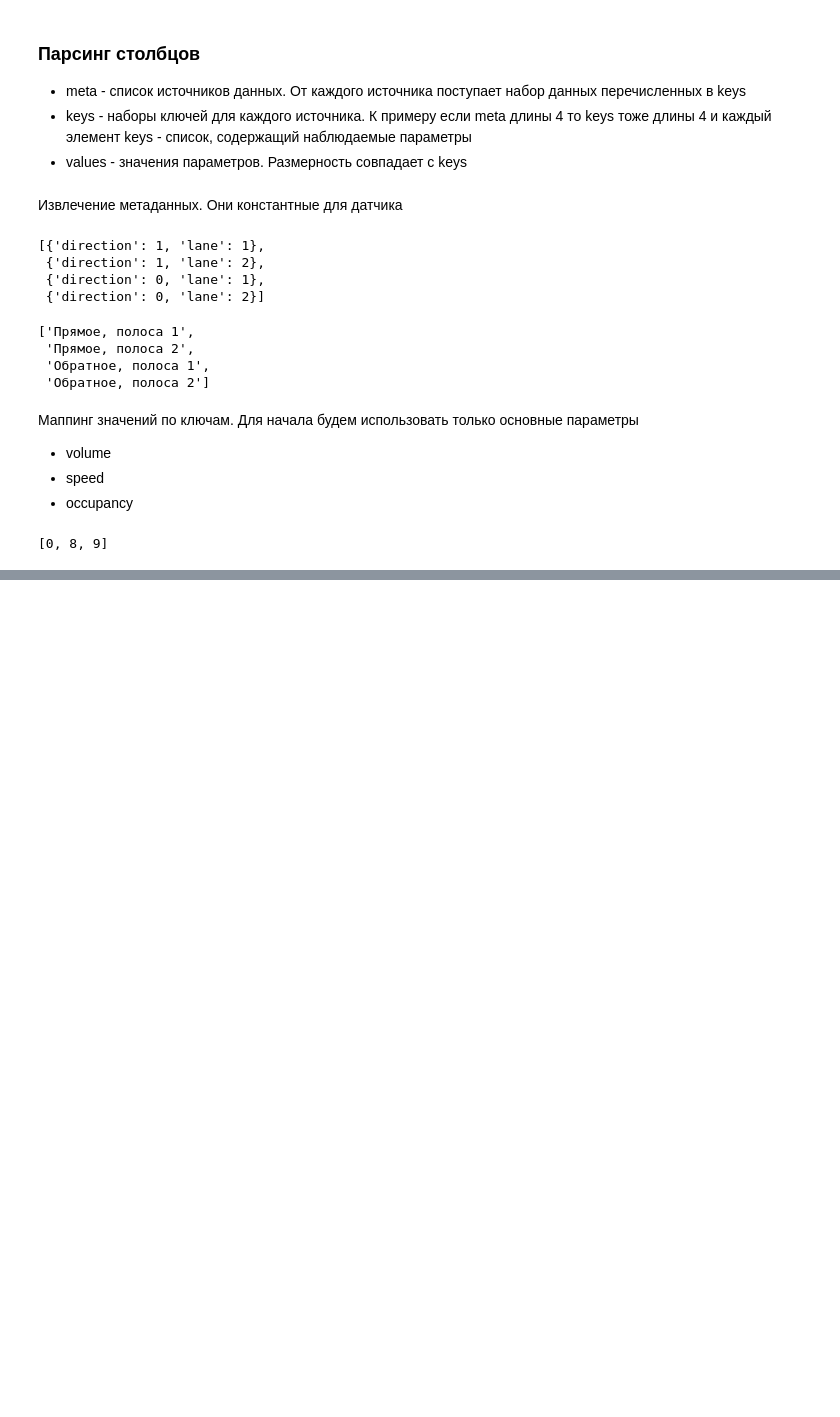
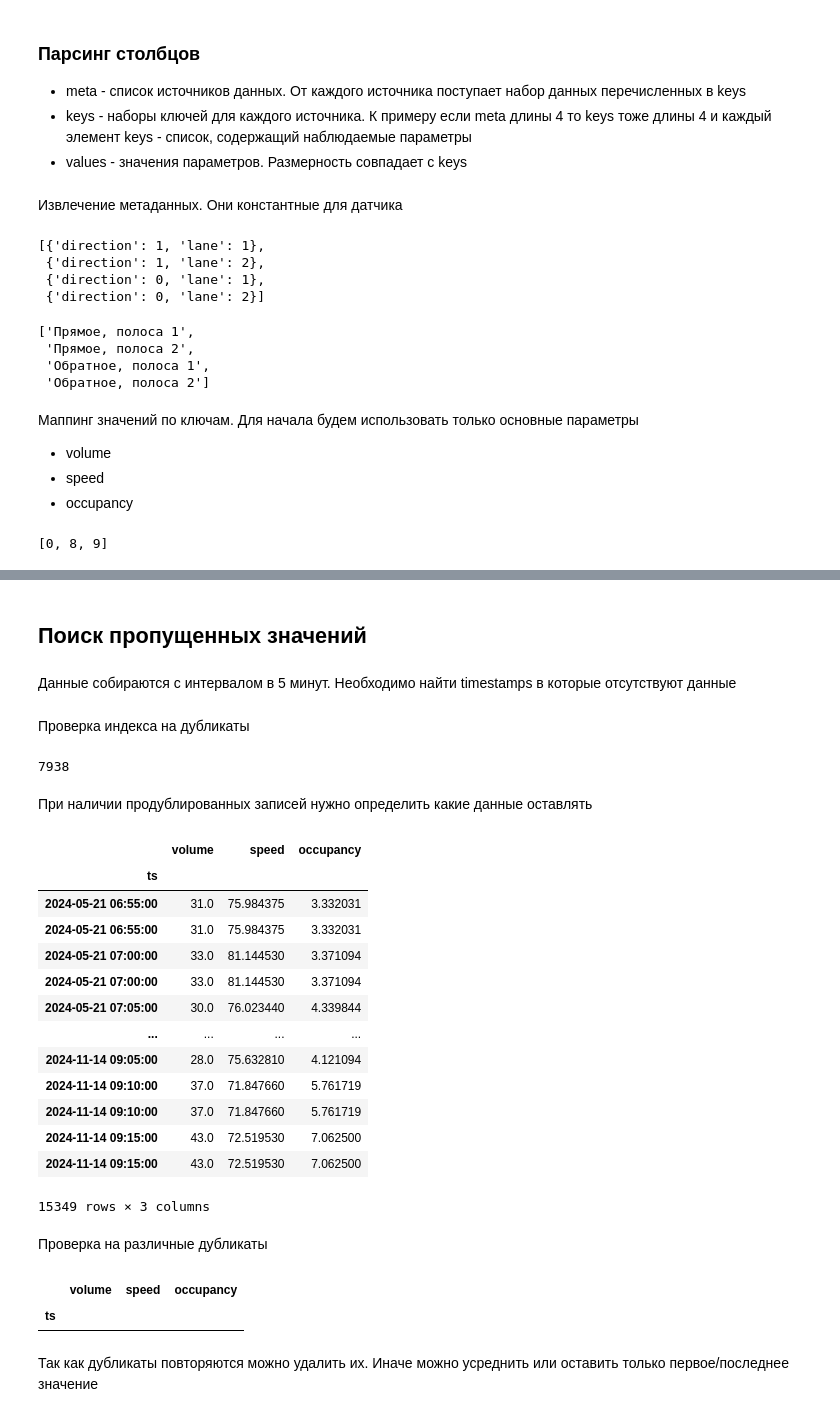
Before and after one commit to BlackKingWhitePawn/transportation, a Jupyter notebook: puid_processing.ipynb, the cells around one changed output, grey strips where cells are left out. Drawn from its saved outputs; the diff is of its cells as text; code cells hidden in the pictures; blank space fills up the shorter version.

```diff
--- a/puid_processing.ipynb
+++ b/puid_processing.ipynb
@@ -77,0 +125,39 @@ TypeError: no numeric data to plot
+# %% [markdown]
+## Поиск пропущенных значений
+# %% [markdown]
+Данные собираются с интервалом в 5 минут. Необходимо найти timestamps в которые отсутствуют данные
+# %% [markdown]
+Проверка индекса на дубликаты
+# %%
+puid_source_0.index.duplicated().sum()
+# %% [output]
+7938
+# %% [markdown]
+При наличии продублированных записей нужно определить какие данные оставлять
+# %%
+puid_source_0[puid_source_0.index.duplicated(keep=False)]
+# %% [output]
+|  | volume | speed | occupancy |
+| ts |  |  |  |
+| 2024-05-21 06:55:00 | 31.0 | 75.984375 | 3.332031 |
+| 2024-05-21 06:55:00 | 31.0 | 75.984375 | 3.332031 |
+| 2024-05-21 07:00:00 | 33.0 | 81.144530 | 3.371094 |
+| 2024-05-21 07:00:00 | 33.0 | 81.144530 | 3.371094 |
+| 2024-05-21 07:05:00 | 30.0 | 76.023440 | 4.339844 |
+| ... | ... | ... | ... |
+| 2024-11-14 09:05:00 | 28.0 | 75.632810 | 4.121094 |
+| 2024-11-14 09:10:00 | 37.0 | 71.847660 | 5.761719 |
+| 2024-11-14 09:10:00 | 37.0 | 71.847660 | 5.761719 |
+| 2024-11-14 09:15:00 | 43.0 | 72.519530 | 7.062500 |
+| 2024-11-14 09:15:00 | 43.0 | 72.519530 | 7.062500 |
+15349 rows × 3 columns
+# %% [markdown]
+Проверка на различные дубликаты
+# %%
+duplicates = puid_source_0.groupby(puid_source_0.index).nunique()
+duplicates[duplicates.gt(1).any(axis=1)]
+# %% [output]
+|  | volume | speed | occupancy |
+| ts |  |  |  |
+# %% [markdown]
+Так как дубликаты повторяются можно удалить их. Иначе можно усреднить или оставить только первое/последнее значение
```
Also changed, not shown: parts of 26 cells of this notebook.
